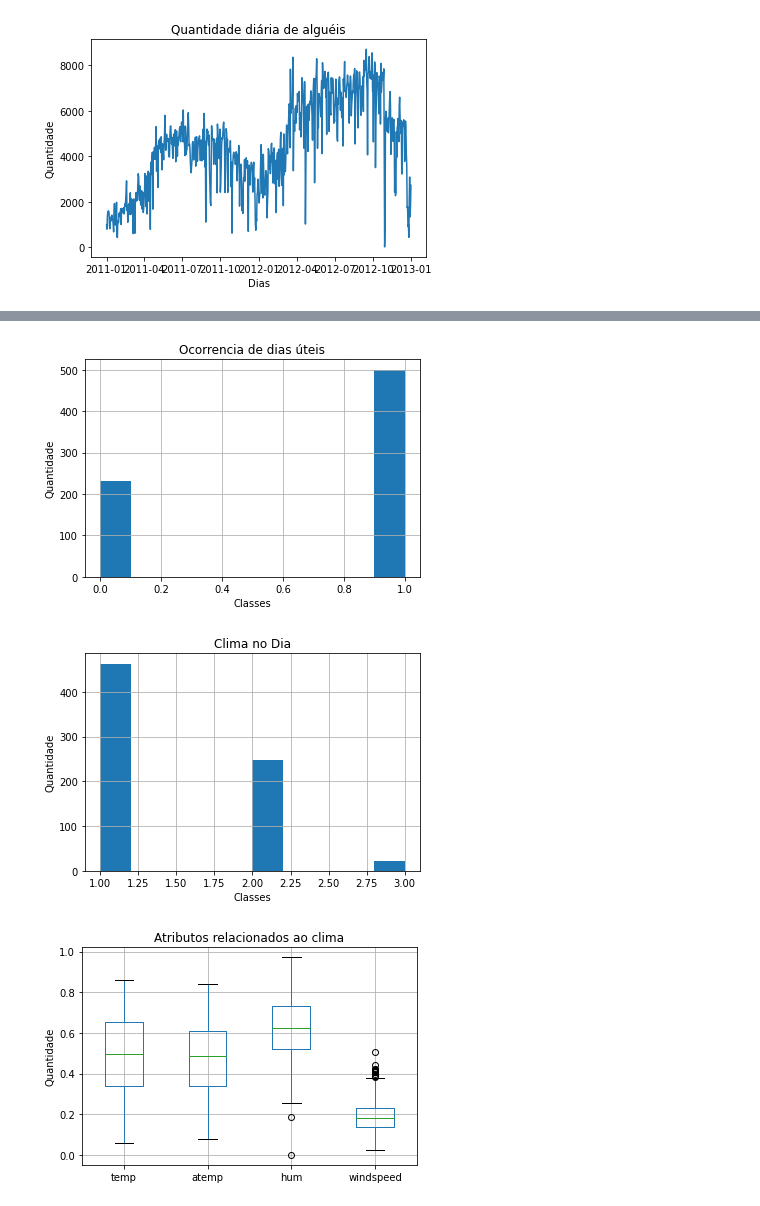
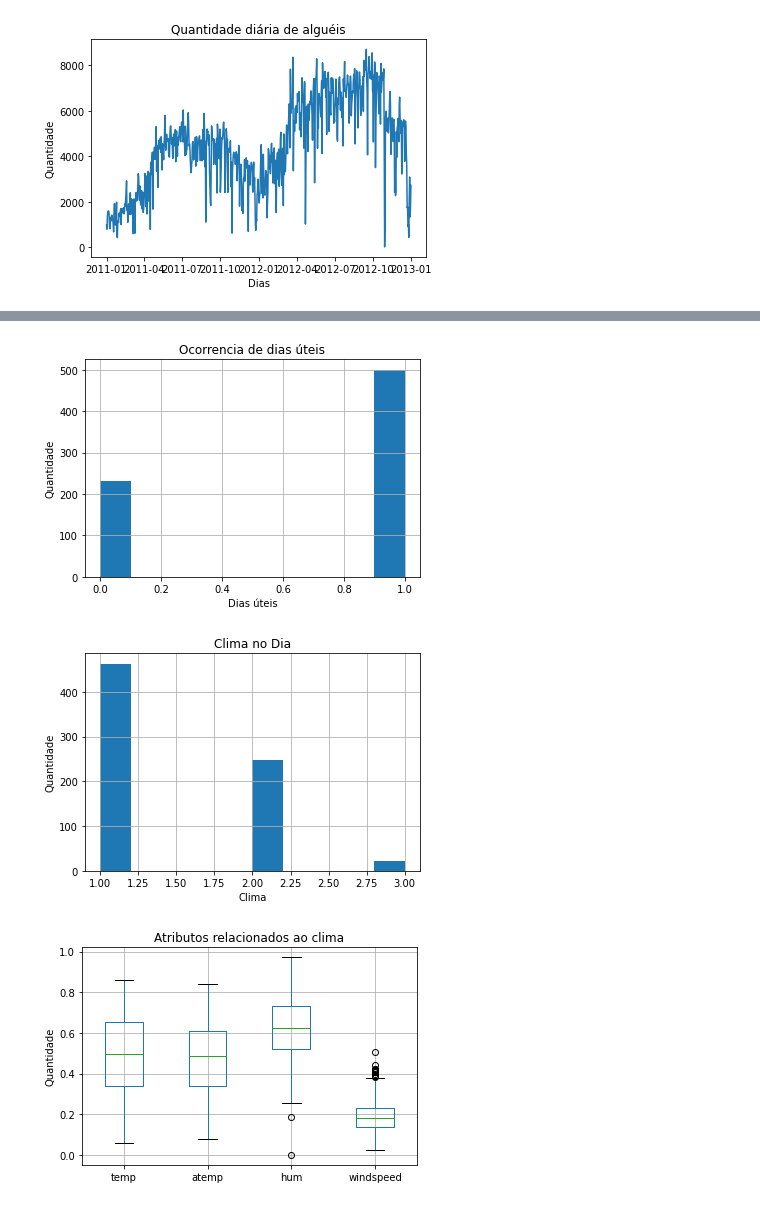
Before and after one commit to profRCC/Softex, a Jupyter notebook: Analisando_Aluguel_Bike.ipynb, the cells around one changed output, grey strips where cells are left out. Drawn from its saved outputs; the diff is of its cells as text; code cells hidden in the pictures.

```diff
--- a/Analisando_Aluguel_Bike.ipynb
+++ b/Analisando_Aluguel_Bike.ipynb
@@ -78,23 +76,23 @@ plt.show()
 # %%
 #plotando ocorrência de dias uteis
 plt.hist(dados.workingday)
-plt.xlabel('Classes')
+plt.xlabel('Dias úteis')
 plt.ylabel('Quantidade')
 plt.title('Ocorrencia de dias úteis')
 plt.grid(True)
 plt.show()
 # %% [output]
-[figure, old version]
+[figure, new version]
 # %%
 #plotando ocorrência do clima no dia
 plt.hist(dados.weathersit)
-plt.xlabel('Classes')
+plt.xlabel('Clima')
 plt.ylabel('Quantidade')
 plt.title('Clima no Dia')
 plt.grid(True)
 plt.show()
 # %% [output]
-[figure, old version]
+[figure, new version]
 # %%
 #box plot das colunas relacionadas ao clima
 dados[['temp','atemp','hum','windspeed']].boxplot()
```
Also changed, not shown: parts of 18 cells of this notebook.
